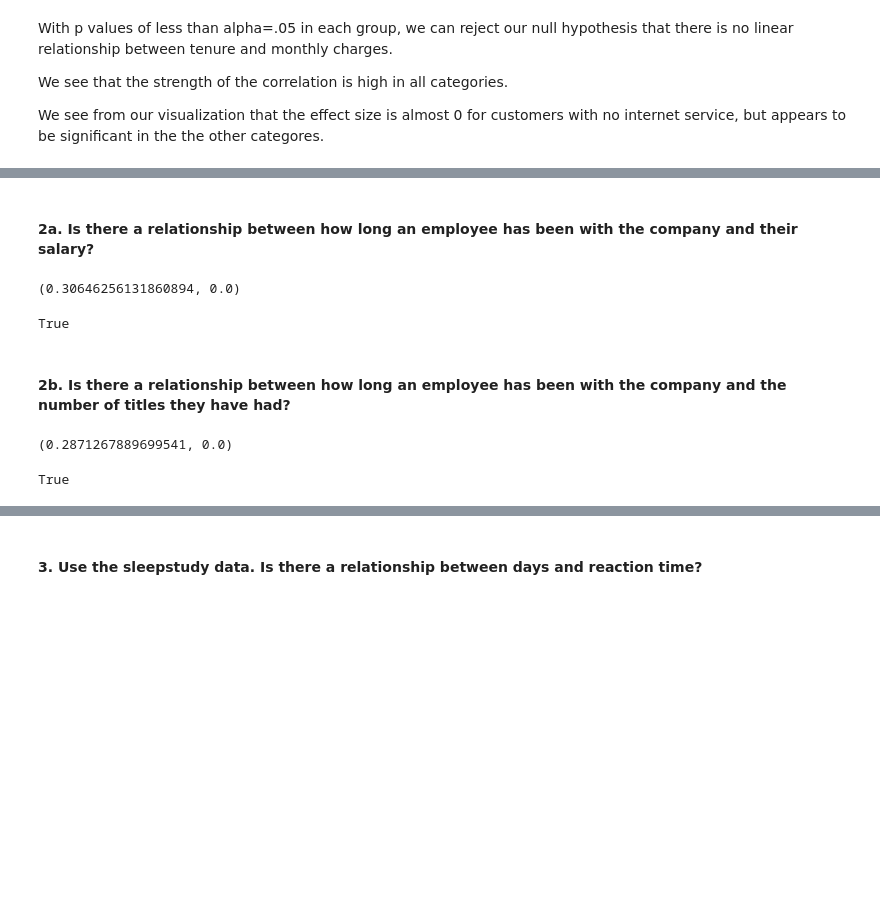
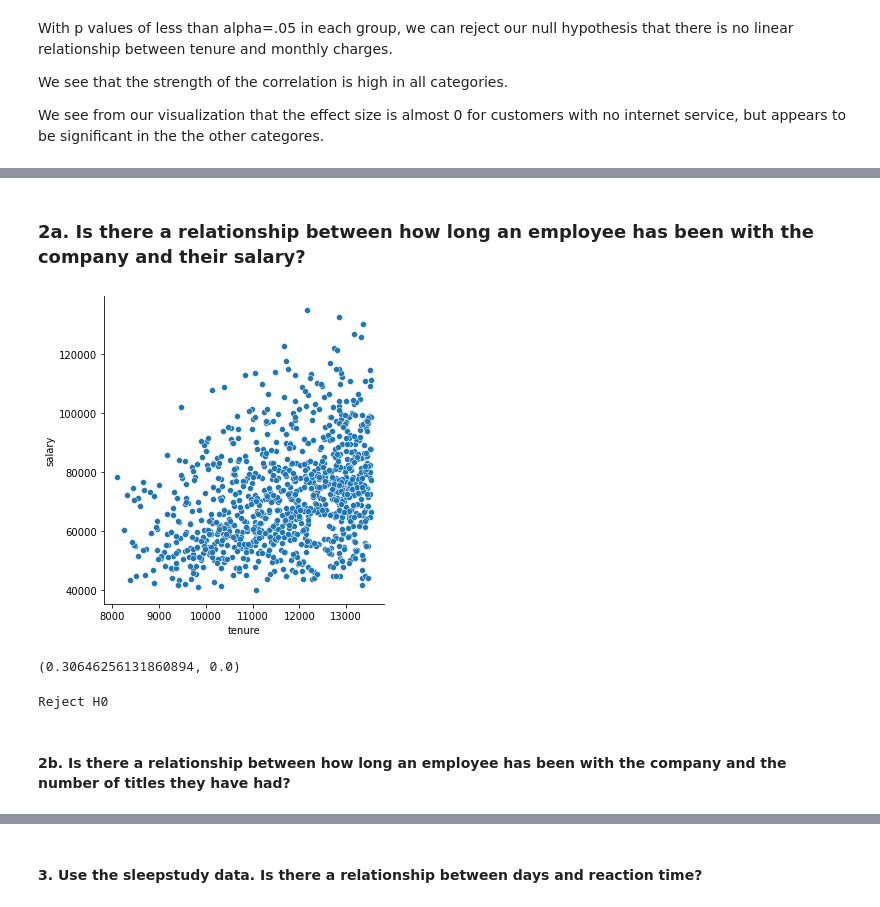
Before and after one commit to bensmith07/statistics-exercises, a Jupyter notebook: hypothesis_testing.ipynb, the cells around one changed output, grey strips where cells are left out. Cells and saved outputs as stored; diff of their text form; code cells hidden in the pictures; blank space fills up the shorter version.

```diff
--- a/hypothesis_testing.ipynb
+++ b/hypothesis_testing.ipynb
@@ -505,24 +519,31 @@ employees['tenure'] = employees.tenure.astype(int)
 # join titles df to existing employees df
 employees = pd.concat([employees, titles], join='inner', axis=1)
 # %% [markdown]
-#### 2a. Is there a relationship between how long an employee has been with the company and their salary?
+### 2a. Is there a relationship between how long an employee has been with the company and their salary?
-# %%
-corr, p = stats.pearsonr(employees.tenure, employees.salary)
-corr, p
-# %% [output]
-(0.30646256131860894, 0.0)
-# %%
-p < alpha
-# %% [output]
-True
+# %%
+# visualize
+np.random.seed(123)
+employees_sample = employees.sample(1000)
+sns.relplot(employees_sample.tenure, employees_sample.salary)
+plt.show()
+# %% [output]
+[figure, added]
+# %%
+# H0: There is no linear relationship between tenure and salary
+# H1: There is a linear relationship between tenure and salary
+
+# perform test
+corr, p = stats.pearsonr(employees.tenure, employees.salary)
+corr, p
+# %% [output]
+(0.30646256131860894, 0.0)
+# %%
+# conclusion
+if p < alpha:
+    print('Reject H0')
+else:
+    print('Fail to reject H0')
+# %% [output]
+Reject H0
 # %% [markdown]
 #### 2b. Is there a relationship between how long an employee has been with the company and the number of titles they have had?
-# %%
-corr, p = stats.pearsonr(employees.tenure, employees.n_titles)
-corr, p
-# %% [output]
-(0.2871267889699541, 0.0)
-# %%
-p < alpha
-# %% [output]
-True
```
Also changed, not shown: parts of 27 cells of this notebook.
